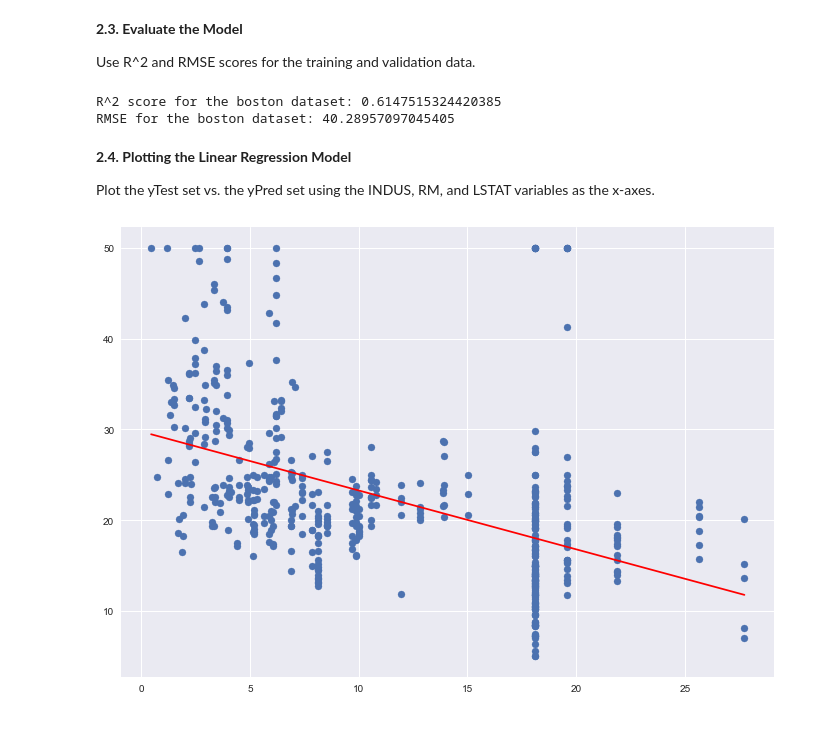
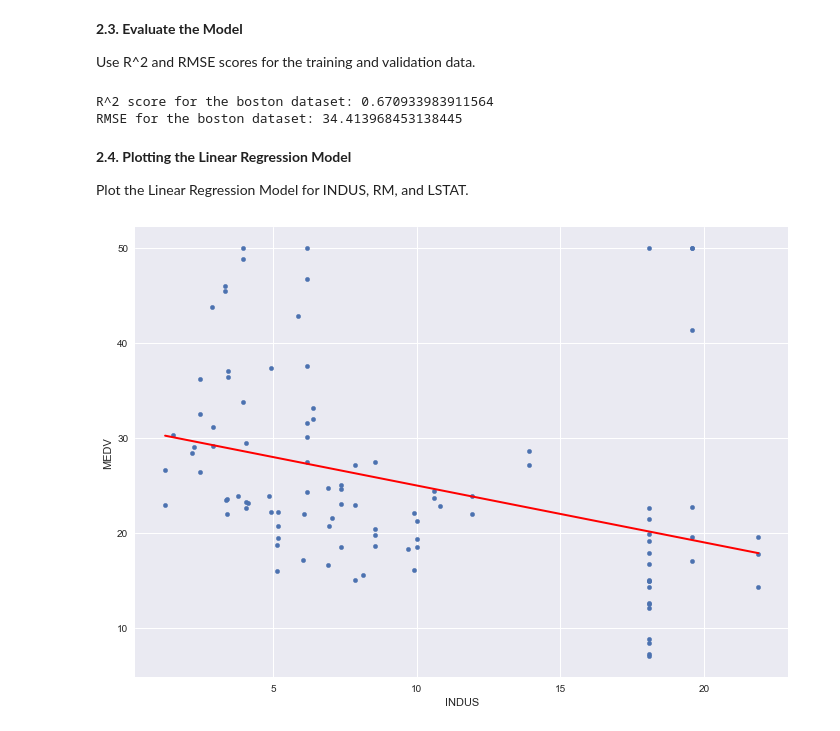
Before and after one commit to jmoakle2/CSC-505_2018_Assignment, a Jupyter notebook: Assignment_3/src/Oakley_Assignment_3.ipynb, the cells around one changed output. Cells and saved outputs as stored; diff of their text form; code cells hidden in the pictures.

```diff
--- a/Assignment_3/src/Oakley_Assignment_3.ipynb
+++ b/Assignment_3/src/Oakley_Assignment_3.ipynb
@@ -185,7 +185,7 @@ plt.show()
 
 Prep the data for training.
 # %%
-boston_X = boston.as_matrix(columns=['CRIM','ZN','INDUS','NOX','RM','AGE','DIS','RAD','TAX','LSTAT'])
+boston_X = boston.as_matrix(columns=['CRIM','ZN','INDUS','CHAS','NOX','RM','AGE','DIS','RAD','TAX','PTRATIO','B','LSTAT'])
 boston_y = boston.as_matrix(columns=['MEDV'])
 # %% [markdown]
 **2.1. Create Validation Data**
@@ -217,21 +214,28 @@ yPred = model.predict(XTest)
 Use R^2 and RMSE scores for the training and validation data.
 # %%
 from sklearn.metrics import mean_squared_error, r2_score
-print("R^2 score for the boston dataset:", r2_score(yTest, yPred))
-print("RMSE for the boston dataset:", mean_squared_error(yTest, yPred))
+print("R^2 score for the boston dataset:", r2_score(yTest, model.predict(XTest)))
+print("RMSE for the boston dataset:", mean_squared_error(yTest, model.predict(XTest)))
 # %% [output]
-R^2 score for the boston dataset: 0.6147515324420385
-RMSE for the boston dataset: 40.28957097045405
+R^2 score for the boston dataset: 0.670933983911564
+RMSE for the boston dataset: 34.413968453138445
 # %% [markdown]
 **2.4. Plotting the Linear Regression Model**
 
-Plot the yTest set vs. the yPred set using the INDUS, RM, and LSTAT variables as the x-axes.
+Plot the Linear Regression Model for INDUS, RM, and LSTAT.
-# %%
-import statsmodels.formula.api as smf
-lm = smf.ols(formula='MEDV ~ 1 + INDUS', data=boston).fit()
-x = pd.DataFrame({'INDUS': np.linspace(boston['INDUS'].min(), boston['INDUS'].max(), len(XTest))})
-plt.scatter(boston['INDUS'],boston['MEDV'])
-plt.plot(x['INDUS'], lm.predict(x), color='red')
-plt.show()
-# %% [output]
-[figure, removed]
+# %%
+import statsmodels.formula.api as smf
+
+# Create a DataFrame object containing all test set values.
+Test_df = pd.DataFrame({'INDUS':[x[2] for x in XTest], 'RM':[x[5] for x in XTest],
+                        'LSTAT':[x[12] for x in XTest], 'MEDV':[y[0] for y in yTest]})
+
+# Use the model to make predictions for INDUS.
+lm = smf.ols(formula='MEDV ~ INDUS', data=Test_df).fit()
+X_new = pd.DataFrame({'INDUS':[Test_df.INDUS.min(), Test_df.INDUS.max()]})
+yPred = lm.predict(X_new)
+Test_df.plot(kind='scatter', x='INDUS', y='MEDV')
+plt.plot(X_new, yPred, color='red', linewidth=2)
+plt.show()
+# %% [output]
+[figure, added]
```
Also changed, not shown: parts of 13 cells of this notebook.
